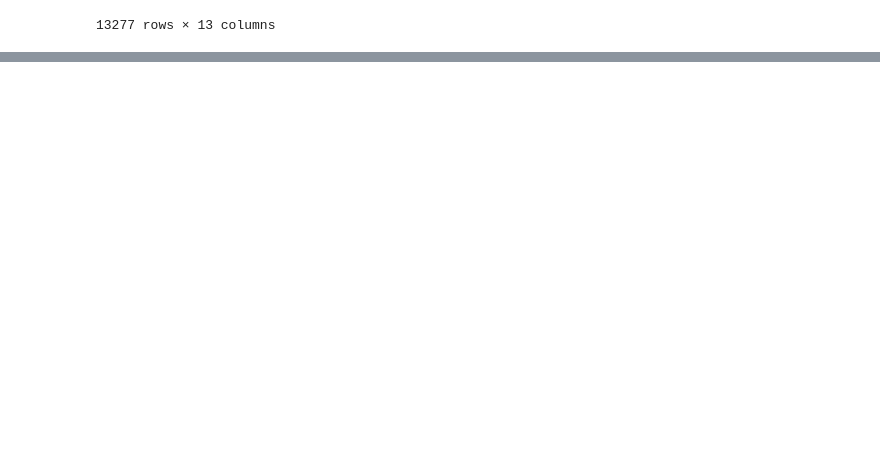
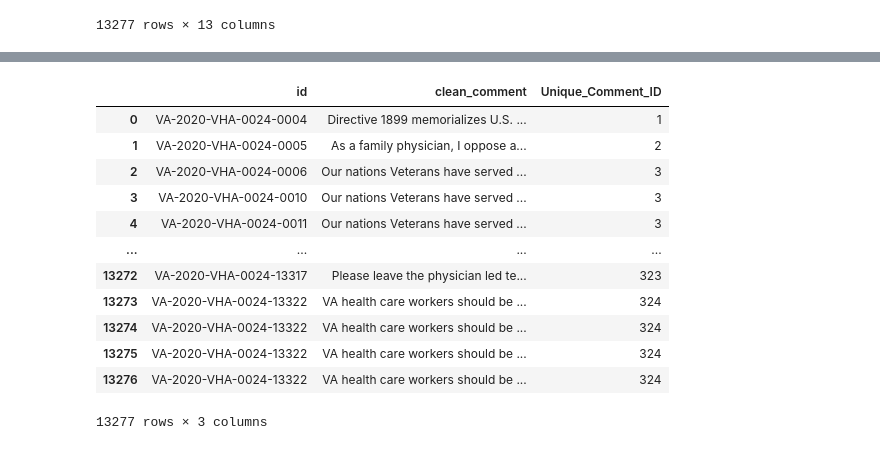
Before and after one commit to papagorgio23/msds_capstone, a Jupyter notebook: dev/dev_notebook.ipynb, the cells around one changed output, grey strips where cells are left out. Saved outputs shown, nothing was run; the diff lists cells and outputs as text; code cells hidden in the pictures; blank space fills up the shorter version.

Commit message:
algo to create unique comment group ids

```diff
--- a/dev/dev_notebook.ipynb
+++ b/dev/dev_notebook.ipynb
@@ -10,0 +6,2 @@ from sklearn.metrics.pairwise import cosine_similarity
+# %%
+df_full = pd.read_csv("../data/df_full_wo_emotion.csv")
@@ -152,0 +182,40 @@ sim_comments = get_similar_comments(
+# %%
+from sklearn.metrics.pairwise import cosine_similarity
+from sklearn.feature_extraction.text import TfidfVectorizer
+
+def group_similar_comments(df, threshold):
+    vectorizer = TfidfVectorizer()
+    i = 1
+    all_df = pd.DataFrame()
+    print("Performing TF-IDF")
+    df = df.reset_index(drop=True)
+    tfidf_matrix = vectorizer.fit_transform(df["clean_comment"])
+    print("TF-IDF done")
+    print("Performing cosine similarity")
+    cosine_sim = cosine_similarity(tfidf_matrix, tfidf_matrix)
+    print("Cosine similarity done")
+    while len(df) > 0:
+        print("\nUNIQUE COMMENT ID: ", i)
+        print("First Comment Index: ", df.index[0])
+        cosine_sim_df = pd.DataFrame(cosine_sim[df.index[0]].tolist(), columns =['Similar_Score'])
+        df = df.join(cosine_sim_df)
+
+        temp_df = df.loc[df["Similar_Score"] > threshold,]
+        temp_df = temp_df[["id", "clean_comment"]]
+        temp_df['Unique_Comment_ID'] = i
+        print("Similar Comments: ", len(temp_df))
+        all_df = pd.concat([all_df, temp_df], ignore_index = True)
+
+        # remove rows from df that are in new_df
+        df = df[~df["id"].isin(temp_df["id"])]
+        # remove Similar_Score column
+        df = df.drop(columns = ["Similar_Score"])
+        print("Remaining Comments: ", len(df))
+        i += 1
+        if len(temp_df) == 0:
+            print("No more similar comments")
+            break
+
+    return all_df, cosine_sim_df, df
+# %%
+test_df1, cosine_sim_df_remaining, df_remaining = group_similar_comments(df_full, 0.6)
@@ -152,0 +240,16 @@ sim_comments = get_similar_comments(
+# %%
+test_df1
+# %% [output]
+|  | id | clean_comment | Unique_Comment_ID |
+| 0 | VA-2020-VHA-0024-0004 | Directive 1899 memorializes U.S. ... | 1 |
+| 1 | VA-2020-VHA-0024-0005 | As a family physician, I oppose a... | 2 |
+| 2 | VA-2020-VHA-0024-0006 | Our nations Veterans have served ... | 3 |
+| 3 | VA-2020-VHA-0024-0010 | Our nations Veterans have served ... | 3 |
+| 4 | VA-2020-VHA-0024-0011 | Our nations Veterans have served ... | 3 |
+| ... | ... | ... | ... |
+| 13272 | VA-2020-VHA-0024-13317 | Please leave the physician led te... | 323 |
+| 13273 | VA-2020-VHA-0024-13322 | VA health care workers should be ... | 324 |
+| 13274 | VA-2020-VHA-0024-13322 | VA health care workers should be ... | 324 |
+| 13275 | VA-2020-VHA-0024-13322 | VA health care workers should be ... | 324 |
+| 13276 | VA-2020-VHA-0024-13322 | VA health care workers should be ... | 324 |
+13277 rows × 3 columns
```
Also changed, not shown: parts of 9 cells of this notebook.
